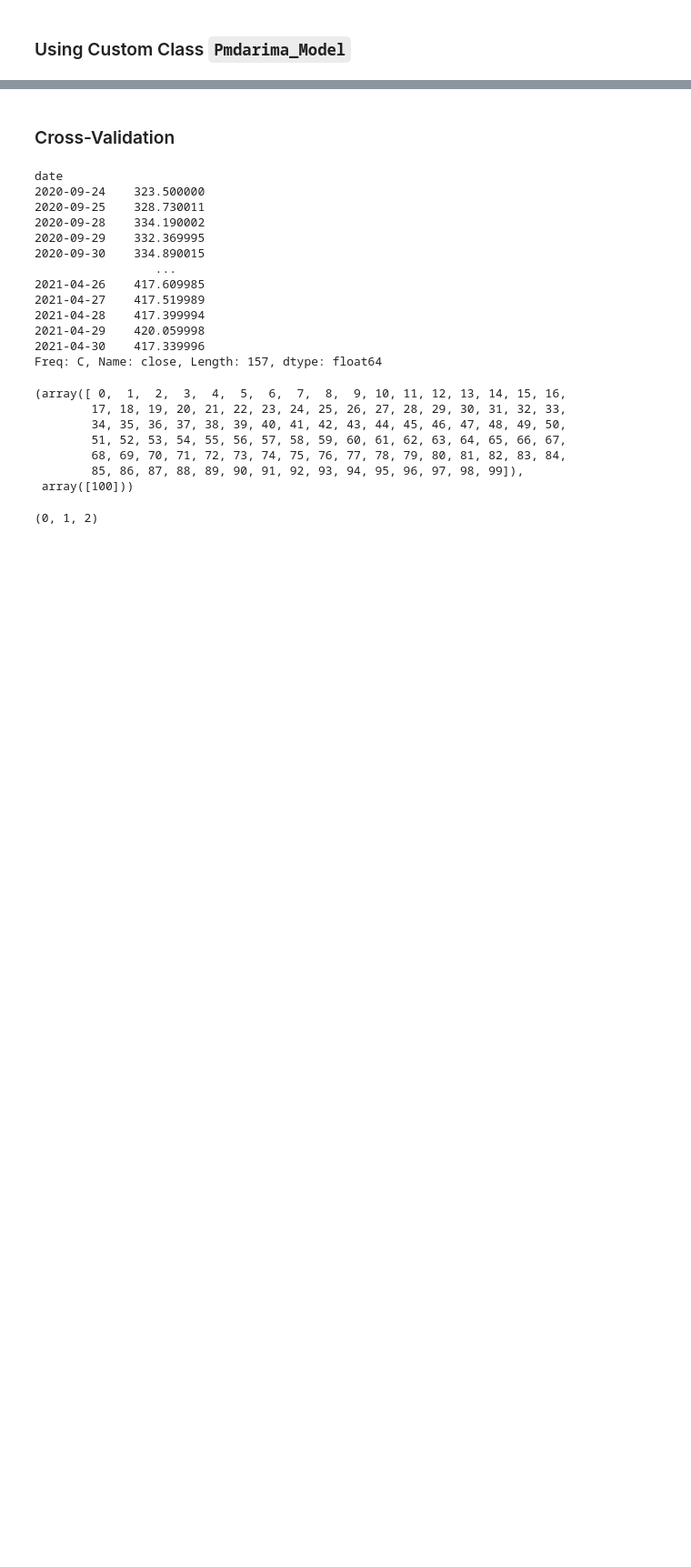
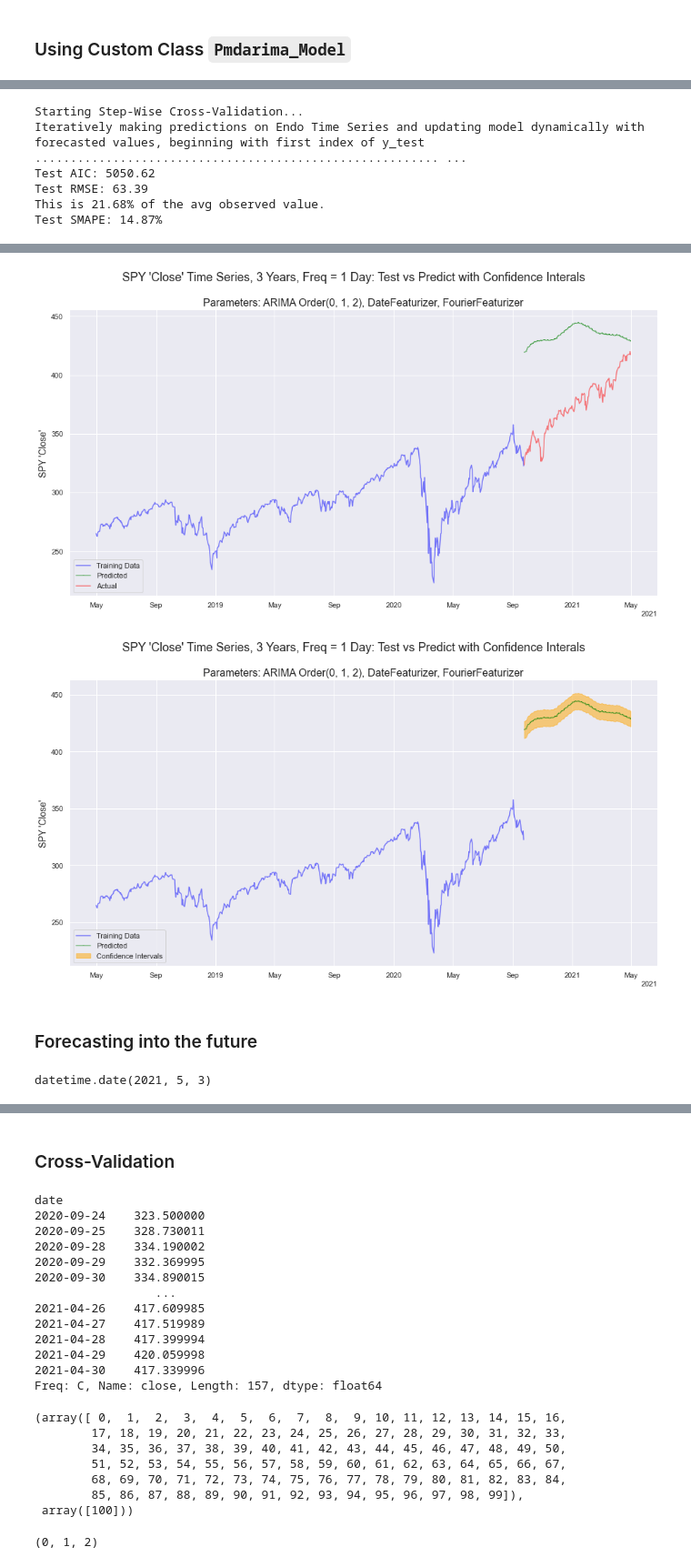
Before and after one commit to eggrollofchaos/i_spy_etf_price_predictions, a Jupyter notebook: crisp_dm_process/spy_yf_eda.ipynb, the cells around one changed output, grey strips where cells are left out. Shown at 91% size. Drawn from its saved outputs; the diff is of its cells as text; code cells hidden in the pictures; blank space fills up the shorter version.

Commit message:
May 3 Updates - possibly an MVP forecast

```diff
--- a/crisp_dm_process/spy_yf_eda.ipynb
+++ b/crisp_dm_process/spy_yf_eda.ipynb
@@ -343,0 +338,10 @@ X_test.
+# %%
+pam_3Y.run_stepwise_cv(en=True, ex=False, dynamic=True, visualize=True)
+Audio(sound_file, autoplay=True)
+# %% [output]
+Starting Step-Wise Cross-Validation...
+Iteratively making predictions on Endo Time Series and updating model dynamically with forecasted values, beginning with first index of y_test ......................................................... ...
+Test AIC: 5050.62
+Test RMSE: 63.39
+This is 21.68% of the avg observed value.
+Test SMAPE: 14.87%
@@ -343,0 +349,9 @@ X_test.
+[figure, added]
+[figure, added]
+# %% [markdown]
+### Forecasting into the future
+# %%
+today = datetime.date.today()
+today
+# %% [output]
+datetime.date(2021, 5, 3)
```
Also changed, not shown: parts of 101 cells of this notebook, 8 other files.
